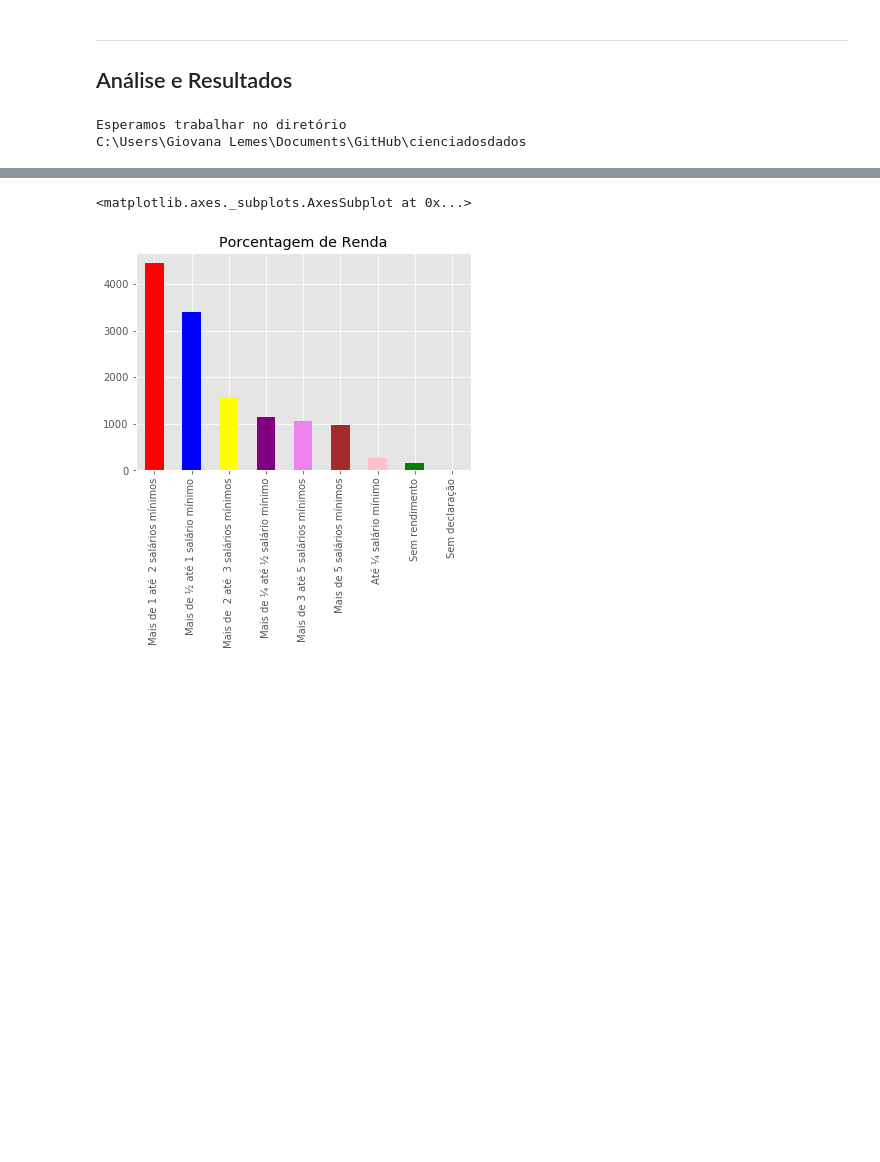
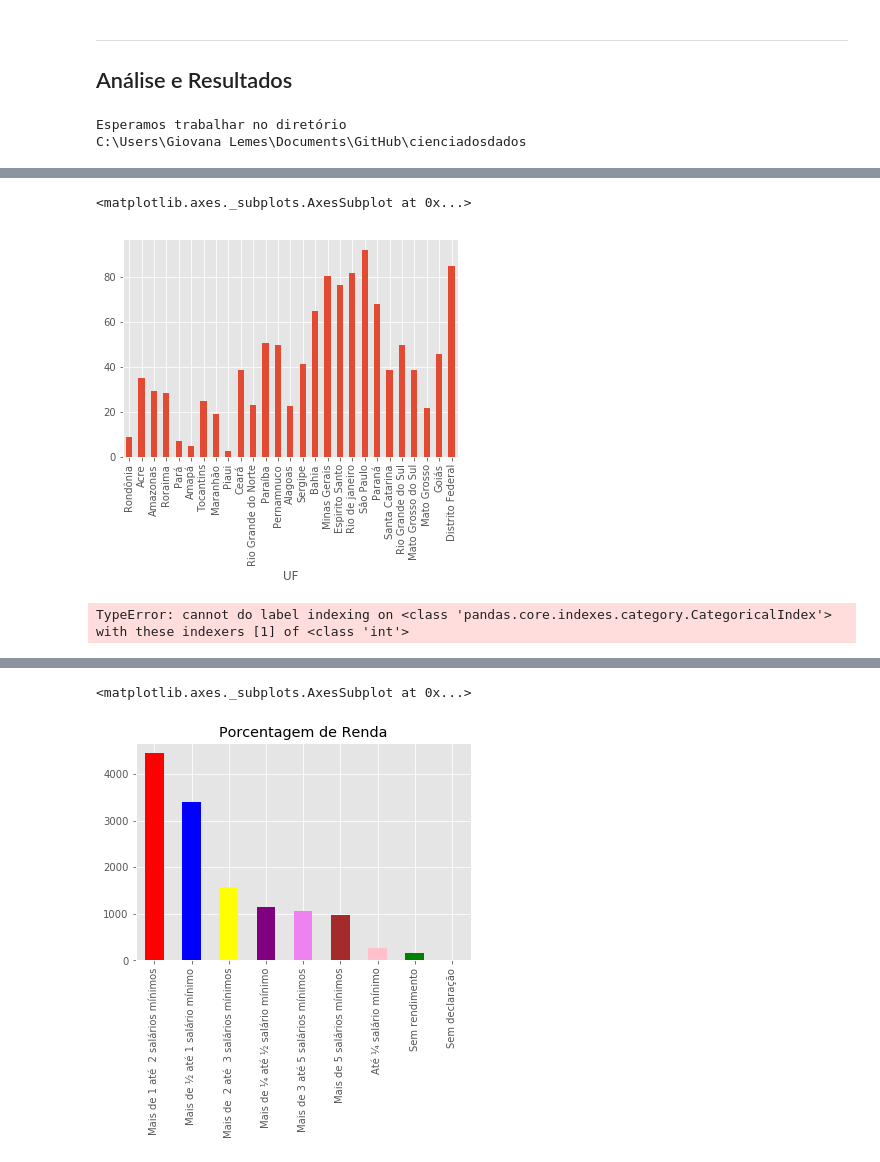
Before and after one commit to giovanacrl/cienciadosdados, a Jupyter notebook: Projeto1 Layout.ipynb, the cells around one changed output, grey strips where cells are left out. Drawn from its saved outputs; the diff is of its cells as text; code cells hidden in the pictures; blank space fills up the shorter version.

```diff
--- a/Projeto1 Layout.ipynb
+++ b/Projeto1 Layout.ipynb
@@ -139,3 +137,5 @@ sao_paulo.head()
 | 93133 | Sâo Paulo | Sim | Sim | Mais de 1 até 2 salários mínimos | Rede geral com canalização interna | Elétrica (de rede, gerador, solar) | Coletado diretamente | Rede coletora de esgoto ou pluvial | Rede geral de distribuição | 1262.0 |
 | 93134 | Sâo Paulo | NaN | NaN | NaN | NaN | NaN | NaN | NaN | NaN | NaN |
 | 93135 | Sâo Paulo | Sim | Sim | Mais de 3 até 5 salários mínimos | Rede geral com canalização interna | Elétrica (de rede, gerador, solar) | Coletado diretamente | Rede coletora de esgoto ou pluvial | Rede geral de distribuição | 3000.0 |
+# %%
+crosstab = pd.crosstab(nova.UF, nova.V0217, normalize="index")*100
@@ -141,0 +163,9 @@ sao_paulo.head()
+# %%
+crosstab["Rede coletora de esgoto ou pluvial"].plot(kind = "bar")
+# %% [output]
+<matplotlib.axes._subplots.AxesSubplot at 0x...>
+[figure, added]
+# %%
+crosstab.loc[1,1]
+# %% [output]
+TypeError: cannot do label indexing on <class 'pandas.core.indexes.category.CategoricalIndex'> with these indexers [1] of <class 'int'>
```
Also changed, not shown: parts of 5 cells of this notebook.
